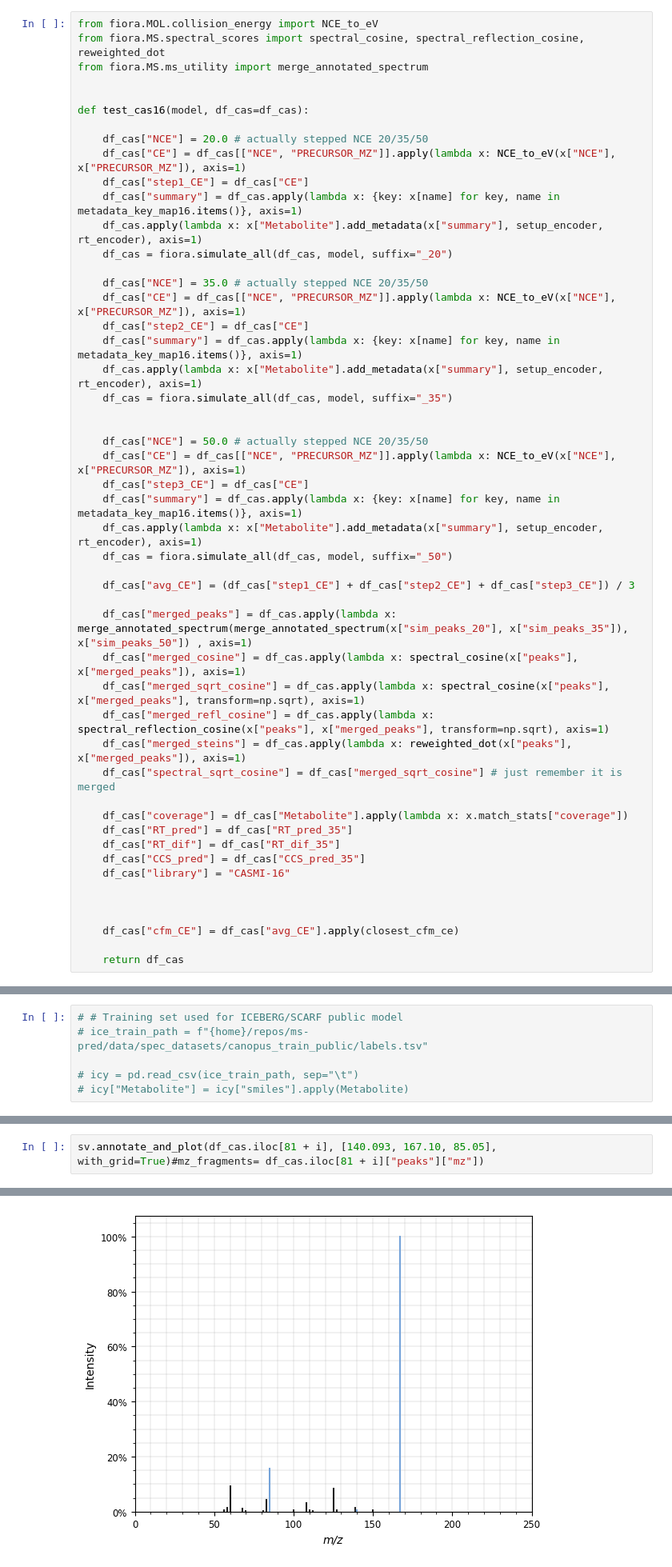
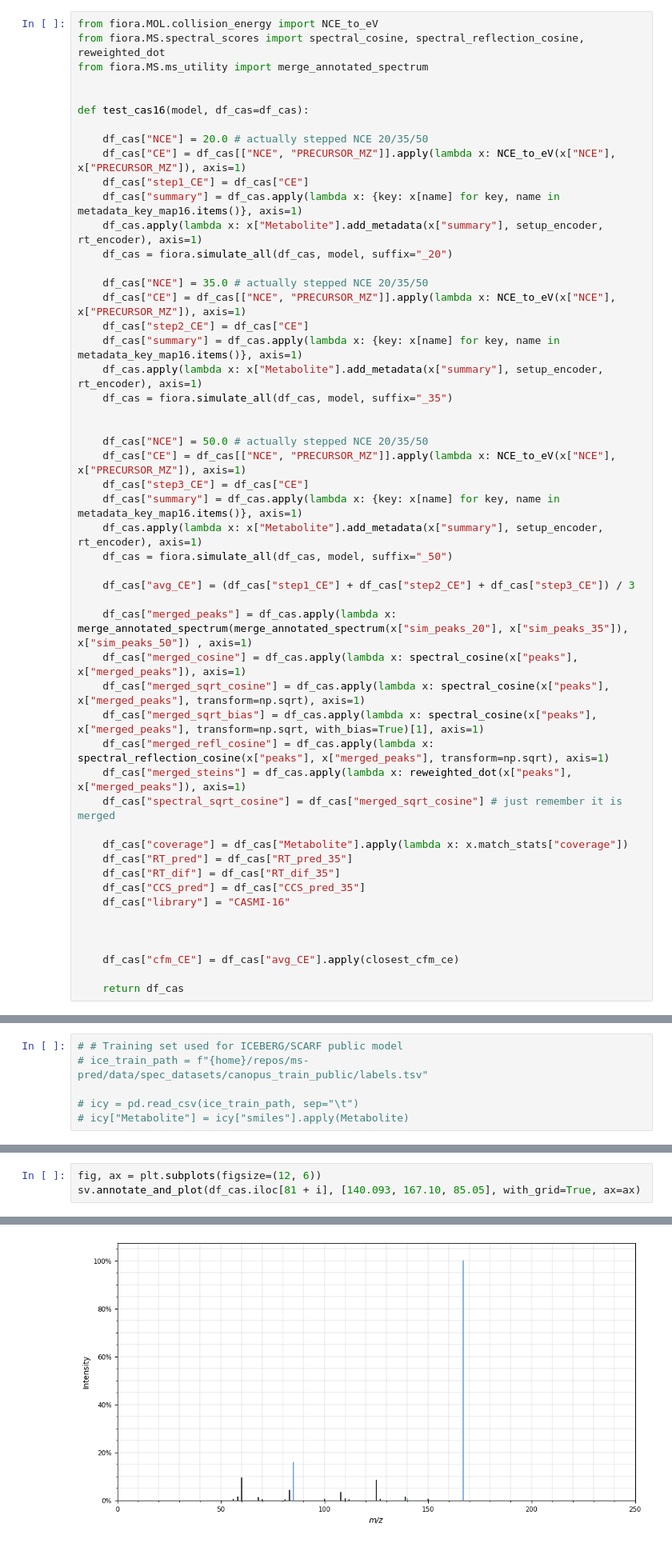
Before and after one commit to BAMeScience/fiora, a Jupyter notebook: notebooks/test_model.ipynb, the cells around one changed output, grey strips where cells are left out. Shown at 80% size. Drawn from its saved outputs; the diff is of its cells as text.

```diff
--- a/notebooks/test_model.ipynb
+++ b/notebooks/test_model.ipynb
@@ -312,6 +312,7 @@ def test_cas16(model, df_cas=df_cas):
     df_cas["merged_peaks"] = df_cas.apply(lambda x: merge_annotated_spectrum(merge_annotated_spectrum(x["sim_peaks_20"], x["sim_peaks_35"]), x["sim_peaks_50"]) , axis=1)
     df_cas["merged_cosine"] = df_cas.apply(lambda x: spectral_cosine(x["peaks"], x["merged_peaks"]), axis=1)
     df_cas["merged_sqrt_cosine"] = df_cas.apply(lambda x: spectral_cosine(x["peaks"], x["merged_peaks"], transform=np.sqrt), axis=1)
+    df_cas["merged_sqrt_bias"] = df_cas.apply(lambda x: spectral_cosine(x["peaks"], x["merged_peaks"], transform=np.sqrt, with_bias=True)[1], axis=1)
     df_cas["merged_refl_cosine"] = df_cas.apply(lambda x: spectral_reflection_cosine(x["peaks"], x["merged_peaks"], transform=np.sqrt), axis=1)
     df_cas["merged_steins"] = df_cas.apply(lambda x: reweighted_dot(x["peaks"], x["merged_peaks"]), axis=1)
     df_cas["spectral_sqrt_cosine"] = df_cas["merged_sqrt_cosine"] # just remember it is merged
@@ -490,8 +510,9 @@ df_cas.iloc[81 + i]["peaks"]
 # %%
-sv.annotate_and_plot(df_cas.iloc[81 + i], [140.093, 167.10, 85.05], with_grid=True)#mz_fragments= df_cas.iloc[81 + i]["peaks"]["mz"])
+fig, ax = plt.subplots(figsize=(12, 6))
+sv.annotate_and_plot(df_cas.iloc[81 + i], [140.093, 167.10, 85.05], with_grid=True, ax=ax)
 # %% [output]
 <Axes: xlabel='m/z', ylabel='Intensity'>
-[figure, old version]
+[figure, new version]
 # %%
 df_example = pd.DataFrame({"Candidate": [1,2,3, 1,2,3, 1,2,3], "Metabolite": [None for _ in range(9)], "Challenge": [82, 82, 82, 83, 83, 83, 84, 84, 84], "CosineScore": [0.5, 0.1, 0.7, 0.1, 0.2, 0.4, 0.4, 0.5, 0.9], "ReflectionScore": [0.8, 0.2, 0.7, 0.1, 0.9, 0.5, 0.5, 0.6, 1.0]})
 grouped_df = df_example.groupby("Challenge")
```
Also changed, not shown: parts of 11 cells of this notebook, 1 other file.
